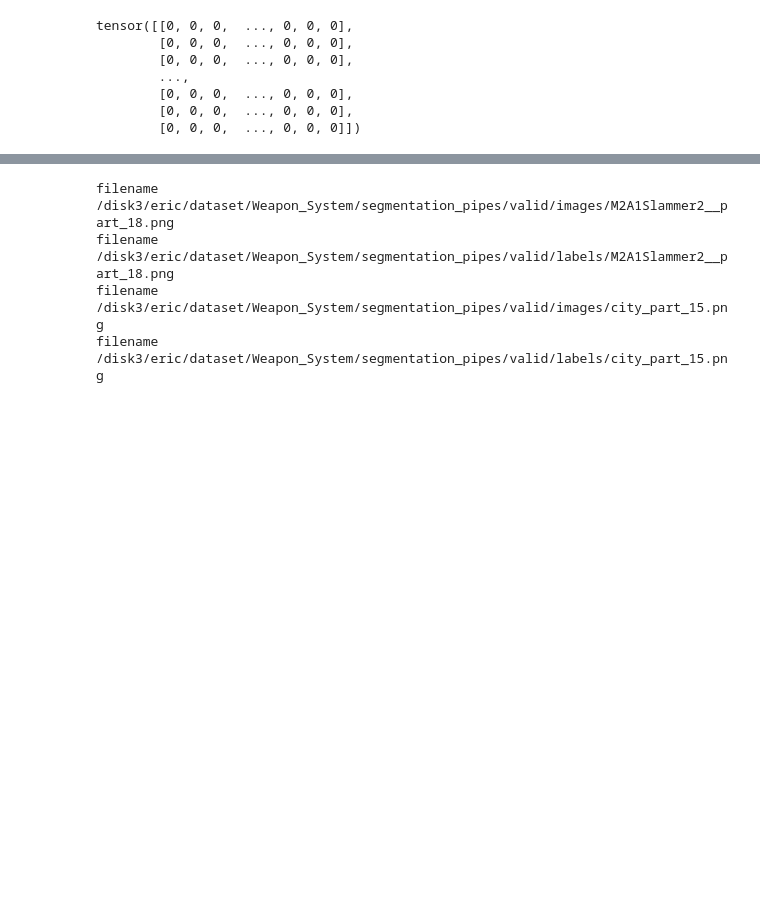
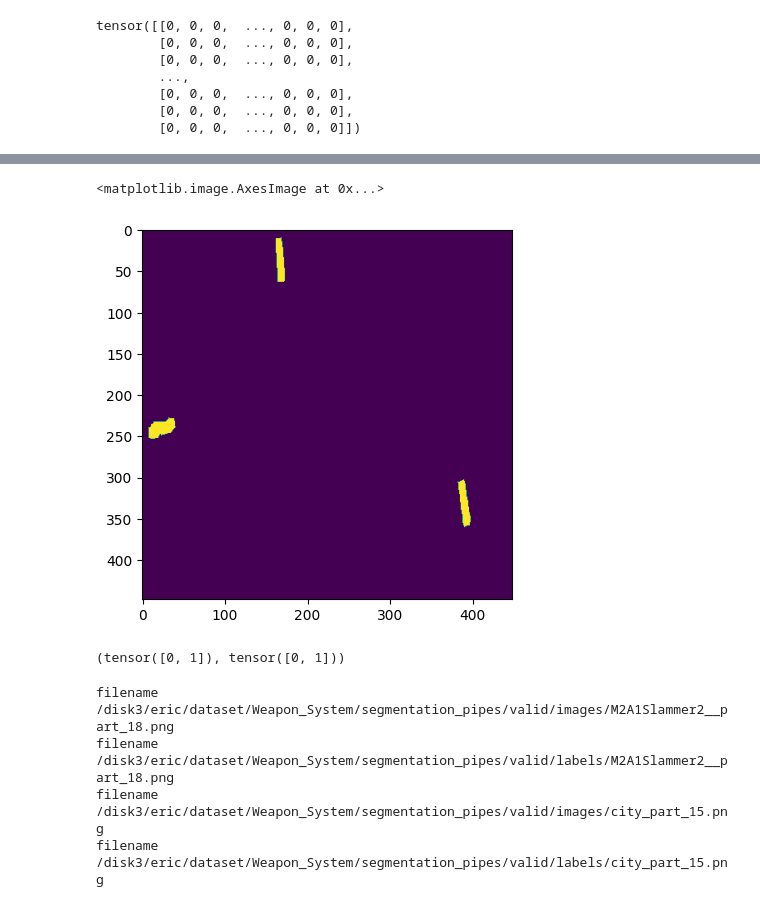
Before and after one commit to jeantirole/FewShotVision_Lab, a Jupyter notebook: Segmentation_Pipes/011.create_support_query_dataset.ipynb, the cells around one changed output, grey strips where cells are left out. Cells and saved outputs as stored; diff of their text form; code cells hidden in the pictures; blank space fills up the shorter version.

```diff
--- a/Segmentation_Pipes/011.create_support_query_dataset.ipynb
+++ b/Segmentation_Pipes/011.create_support_query_dataset.ipynb
@@ -255,3 +395,12 @@ tensor([0, 1])
+# %%
+plt.imshow(s['labels'])
+# %% [output]
+<matplotlib.image.AxesImage at 0x...>
+[figure, added]
+# %%
+q['labels'].unique(),s['labels'].unique()
+# %% [output]
+(tensor([0, 1]), tensor([0, 1]))
 # %%
 s, q = segdataset_valid.__getitem__(3)
 # %% [output]
```
Also changed, not shown: parts of 16 cells of this notebook, 26 other files.
